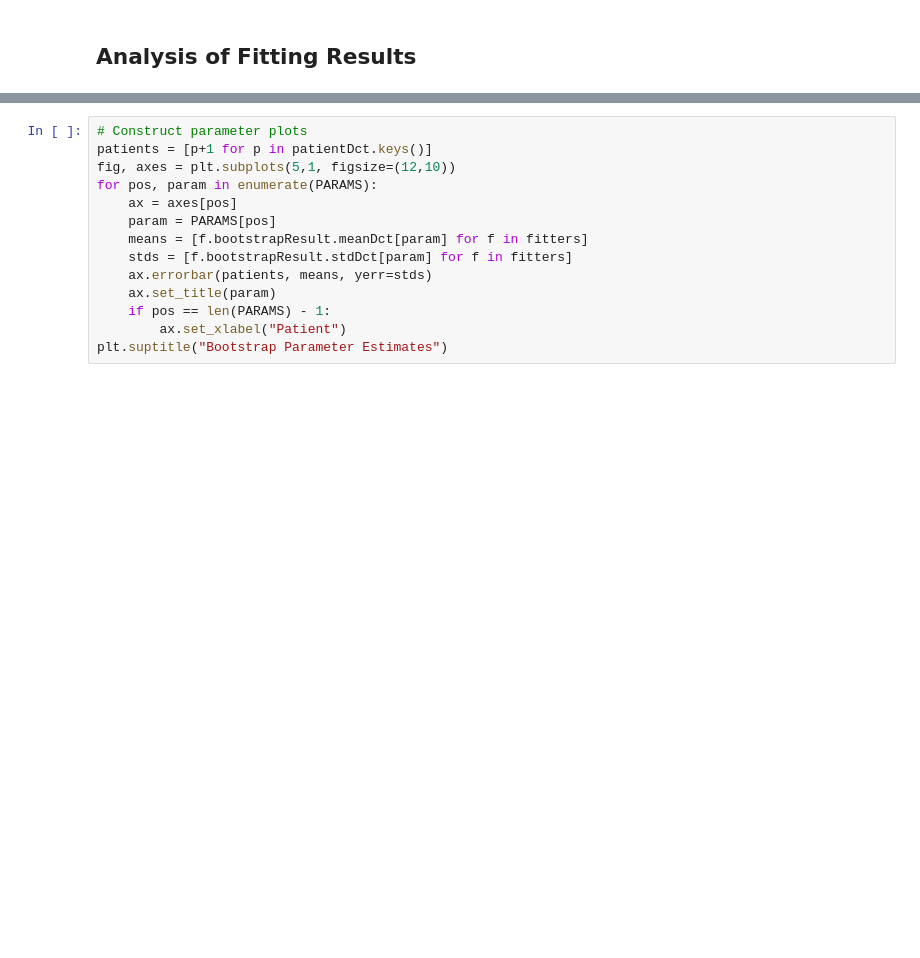
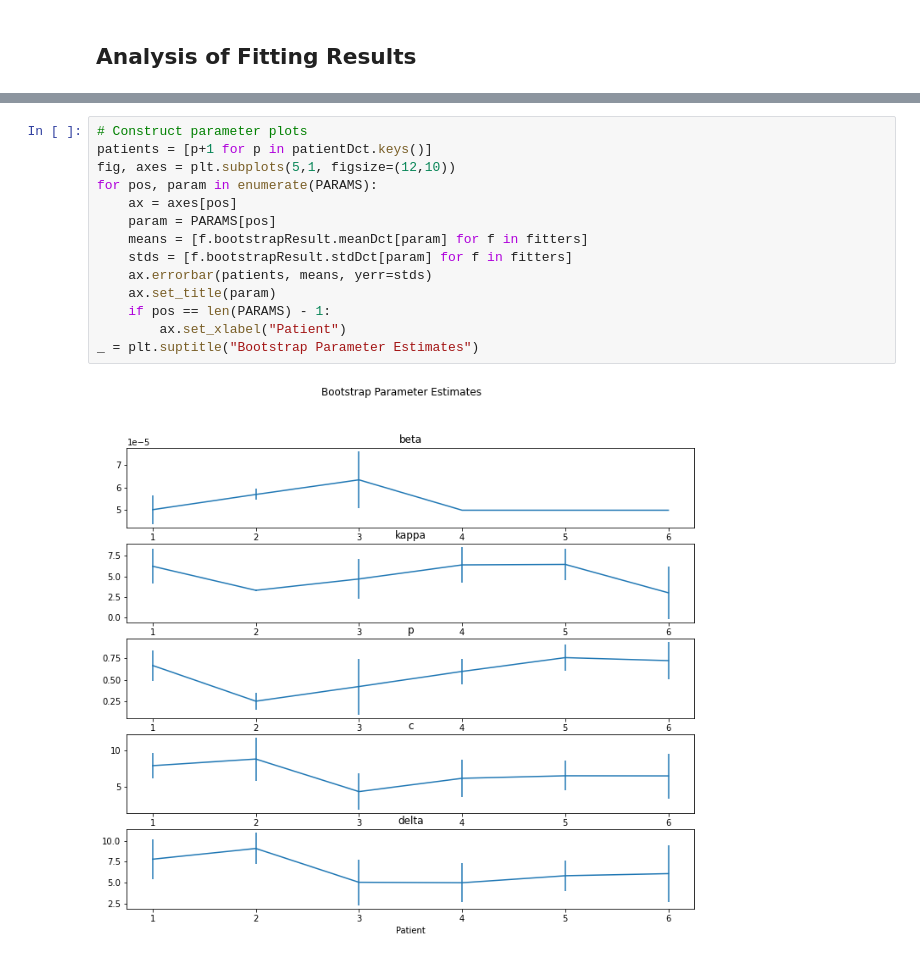
Before and after one commit to sys-bio/SBstoat, a Jupyter notebook: examples/virus/virus_analysis.ipynb, the cells around one changed output, grey strips where cells are left out. Drawn from its saved outputs; the diff is of its cells as text; blank space fills up the shorter version.

```diff
--- a/examples/virus/virus_analysis.ipynb
+++ b/examples/virus/virus_analysis.ipynb
@@ -256,14 +318,16 @@ for patient in patientDct.keys():
 # %%
 # Construct parameter plots
 patients = [p+1 for p in patientDct.keys()]
 fig, axes = plt.subplots(5,1, figsize=(12,10))
 for pos, param in enumerate(PARAMS):
     ax = axes[pos]
     param = PARAMS[pos]
     means = [f.bootstrapResult.meanDct[param] for f in fitters]
     stds = [f.bootstrapResult.stdDct[param] for f in fitters]
     ax.errorbar(patients, means, yerr=stds)
     ax.set_title(param)
     if pos == len(PARAMS) - 1:
         ax.set_xlabel("Patient")
-plt.suptitle("Bootstrap Parameter Estimates")
+_ = plt.suptitle("Bootstrap Parameter Estimates")
+# %% [output]
+[figure, added]
```
Also changed, not shown: parts of 17 cells of this notebook, 7 other files.
